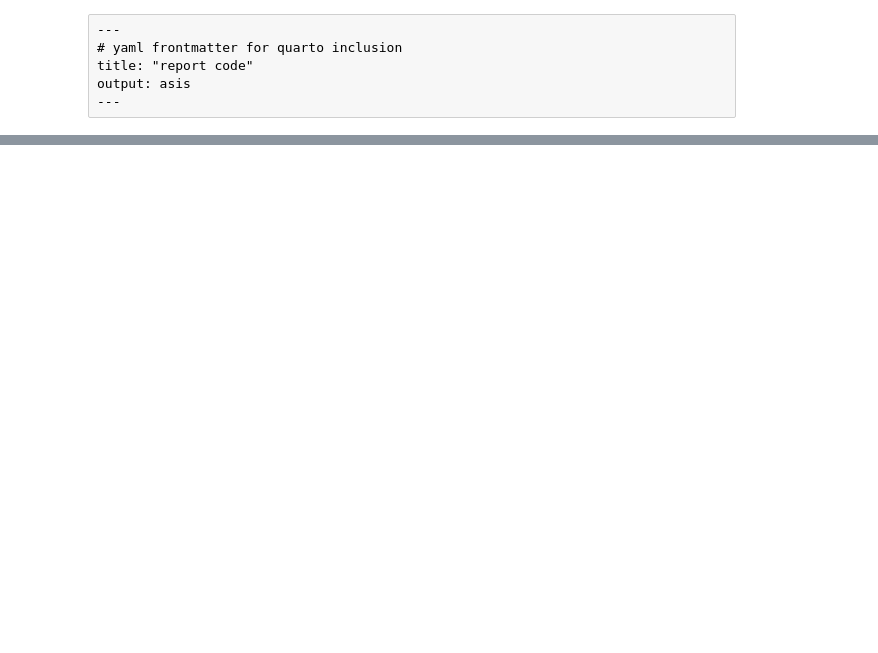
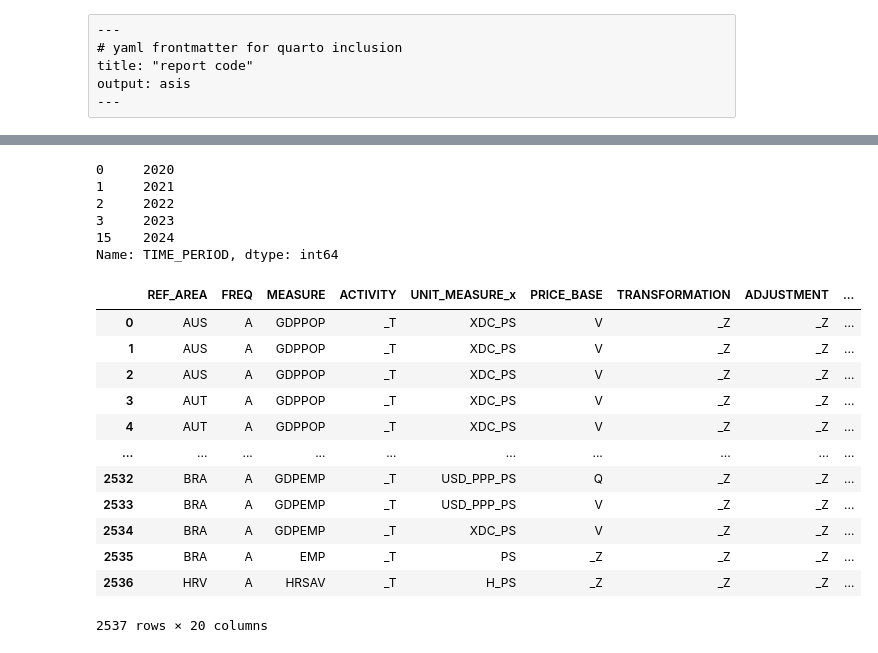
Before and after one commit to OsKaR31415/analyse_de_donnees_projet_1, a Jupyter notebook: report.ipynb, the cells around one changed output, grey strips where cells are left out. Cells and saved outputs as stored; diff of their text form; code cells hidden in the pictures; blank space fills up the shorter version.

```diff
--- a/report.ipynb
+++ b/report.ipynb
@@ -141,0 +191,33 @@ print("test")
+# %%
+d['TIME_PERIOD'].drop_duplicates()
+# %% [output]
+0     2020
+1     2021
+2     2022
+3     2023
+15    2024
+Name: TIME_PERIOD, dtype: int64
+# %%
+
+DATA = PRODUCTIVITY.merge(GENDER_WAGE_GAP,
+                          how='inner',
+                          on=['REF_AREA', 'TIME_PERIOD'])
+
+data_plot = DATA[(DATA['UNIT_MEASURE_y'] == 'USD_PPP_PS') & (DATA['PRICE_BASE'] == 'V')]
+df_2022 = data_plot[data_plot['TIME_PERIOD'] == 2022]
+
+display(DATA)
+# %% [output]
+|  | REF_AREA | FREQ | MEASURE | ACTIVITY | UNIT_MEASURE_x | PRICE_BASE | TRANSFORMATION | ADJUSTMENT | ... |
+| 0 | AUS | A | GDPPOP | _T | XDC_PS | V | _Z | _Z | ... |
+| 1 | AUS | A | GDPPOP | _T | XDC_PS | V | _Z | _Z | ... |
+| 2 | AUS | A | GDPPOP | _T | XDC_PS | V | _Z | _Z | ... |
+| 3 | AUT | A | GDPPOP | _T | XDC_PS | V | _Z | _Z | ... |
+| 4 | AUT | A | GDPPOP | _T | XDC_PS | V | _Z | _Z | ... |
+| ... | ... | ... | ... | ... | ... | ... | ... | ... | ... |
+| 2532 | BRA | A | GDPEMP | _T | USD_PPP_PS | Q | _Z | _Z | ... |
+| 2533 | BRA | A | GDPEMP | _T | USD_PPP_PS | V | _Z | _Z | ... |
+| 2534 | BRA | A | GDPEMP | _T | XDC_PS | V | _Z | _Z | ... |
+| 2535 | BRA | A | EMP | _T | PS | _Z | _Z | _Z | ... |
+| 2536 | HRV | A | HRSAV | _T | H_PS | _Z | _Z | _Z | ... |
+2537 rows × 20 columns
```
Also changed, not shown: parts of 13 cells of this notebook.
